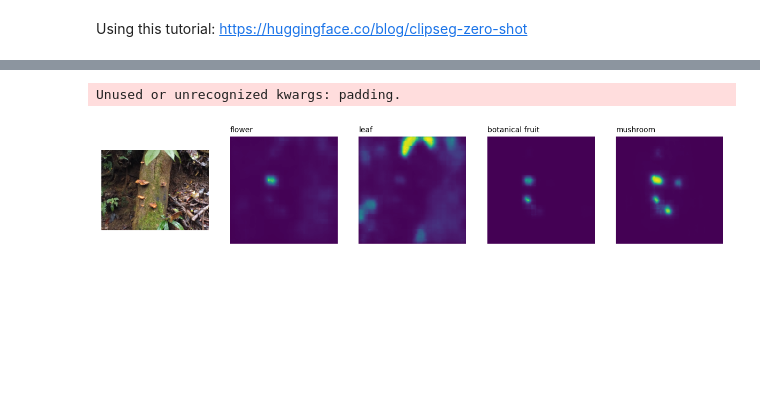
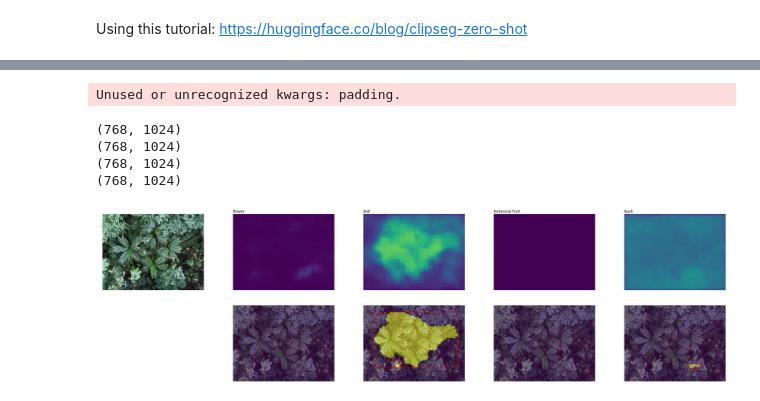
Before and after one commit to adam-kosinski/Rainforest-Engineering, a Jupyter notebook: clipseg_test.ipynb, the cells around one changed output, grey strips where cells are left out. Cells and saved outputs as stored; diff of their text form; code cells hidden in the pictures; blank space fills up the shorter version.

Commit message:
Flower localization w clipseg works

```diff
--- a/clipseg_test.ipynb
+++ b/clipseg_test.ipynb
@@ -11,35 +15,71 @@ To support symlinks on Windows, you either need to activate Developer Mode or to
 # %%
-from PIL import Image
-import torch
-import matplotlib.pyplot as plt
-import os
+directory_path = R"G:\.shortcut-targets-by-id\1BCCfXZq98f4rFOF8m0AweybL4qQakAUB\Summer Dive 2022\Monteverde Imagery - Stephanie\River\Dry Flight\100MEDIA"
+# image_basename = "P1480443.JPG"  # two red fruits
+# image_basename = "P2120507.JPG"  # big bush with fruits
+image_basename = "P0960390.JPG"  # ferns, no flowers
+# image_basename = "P1090403.JPG"  # palm tree with cool fruits, no flowers
+# image_basename = "P1580453.JPG"  # log with fungus
+# image_basename = "P2330528.JPG"  # flowers on bush, and sky
+# image_basename = "P0800374.JPG"  # vine with tiny yellow flowers
+# image_basename = "P1280422.JPG"  # bush with colorful leaves
+# image_basename = "P1250419.JPG"  # tree trunk, bush w colorful leaves
 
-directory_path = R"G:\.shortcut-targets-by-id\1BCCfXZq98f4rFOF8m0AweybL4qQakAUB\Summer Dive 2022\Monteverde Imagery - Stephanie\River\Dry Flight\100MEDIA"
-image_basename = "P1480443.JPG"  # two red fruits
-# image_basename = "P2120507.JPG"  # big bush with fruits
-# image_basename = "P0960390.JPG"  # ferns, no flowers
-# image_basename = "P1090403.JPG"  # palm tree with cool fruits, no flowers
-image_basename = "P1580453.JPG"  # log with fungus
-# image_basename = "P2330528.JPG"  # flowers on bush, and sky
+
+# directory_path = R"C:\Users\duker\Documents\id_from_image\clip_test_images"
+# image_basename = "orange_maple.JPG"
+
 
 image_path = os.path.join(directory_path, image_basename)
 
-with Image.open(image_path) as image:
-    prompts = ["flower", "leaf", "botanical fruit", "mushroom"]
-    # fungus isn't the most robust prompt (thinks non fungus is fungus often) - mushroom is better
+with Image.open(image_path).convert("RGB") as image:
+    # resize so not humongous
+    image = image.resize((1024, int(1024 * image.height / image.width)))
+
+    # crop to find smaller flowers
+    # crop_box = (0.4, 0.2, 0.6, 0.5) # fractional x0, y0, x1, y1
+    # crop_box_scaled = (crop_box[0]*image.width, crop_box[1]*image.height, crop_box[2]*image.width, crop_box[3]*image.height)
+    # image = image.crop(crop_box_scaled)
+
+    prompts = ["flower", "leaf", "botanical fruit", "bush"]
+    # fungus isn't the most robust prompt (thinks non fungus is fungus often) - mushroom is better - but still iffy
 
     inputs = processor(text=prompts, images=[image] * len(prompts), padding="max_length", return_tensors="pt")
 
     # predict
     with torch.no_grad():
         outputs = model(**inputs)
         preds = outputs.logits.unsqueeze(1)
 
-    _, ax = plt.subplots(1, len(prompts) + 1, figsize=(3*(len(prompts) + 1), 4))
+    _, ax = plt.subplots(2, len(prompts) + 1, figsize=(6*(len(prompts) + 1), 8))
     [a.axis('off') for a in ax.flatten()]
-    ax[0].imshow(image)
-    [ax[i+1].imshow(torch.sigmoid(preds[i][0])) for i in range(len(prompts))]
-    [ax[i+1].text(0, -15, prompt) for i, prompt in enumerate(prompts)]
+    ax[0][0].imshow(image)
+
+    # show results
+    for i, prompt in enumerate(prompts):
+        sigmoid_logits_square = torch.sigmoid(preds[i][0]).numpy()
+        # resize to image size
+        sigmoid_logits = cv2.resize(sigmoid_logits_square, (image.width, image.height))
+
+        # show the sigmoid logits
+        ax[0][i+1].imshow(sigmoid_logits, vmin=0, vmax=1)
+        ax[0][i+1].text(0, -15, prompt)
+
+        print(sigmoid_logits.shape)
+
+        # get bounding boxes - use this method: https://stackoverflow.com/questions/58419893/generating-bounding-boxes-from-heatmap-data
+        thresholded = cv2.threshold((255*sigmoid_logits).astype("uint8"), 128, 255, cv2.THRESH_BINARY)[1]
+        # thresholded = cv2.threshold((255*sigmoid_logits).astype("uint8"), 128, 255, cv2.THRESH_BINARY + cv2.THRESH_OTSU)[1]
+        ax[1][i+1].imshow(image)
+        ax[1][i+1].imshow(thresholded, alpha=0.5)
+        contours = cv2.findContours(thresholded, cv2.RETR_EXTERNAL, cv2.CHAIN_APPROX_SIMPLE)
+        contours = contours[0] if len(contours) == 2 else contours[1]
+        for c in contours:
+            x,y,w,h = cv2.boundingRect(c)
+            ax[1][i+1].add_patch(plt.Rectangle((x, y), w, h, edgecolor='red', facecolor=(0,0,0,0), lw=1))
 # %% [output]
 Unused or unrecognized kwargs: padding.
+(768, 1024)
+(768, 1024)
+(768, 1024)
+(768, 1024)
-[figure, old version]
+[figure, new version]
```
Also changed, not shown: parts of 4 cells of this notebook, 1 other file.
